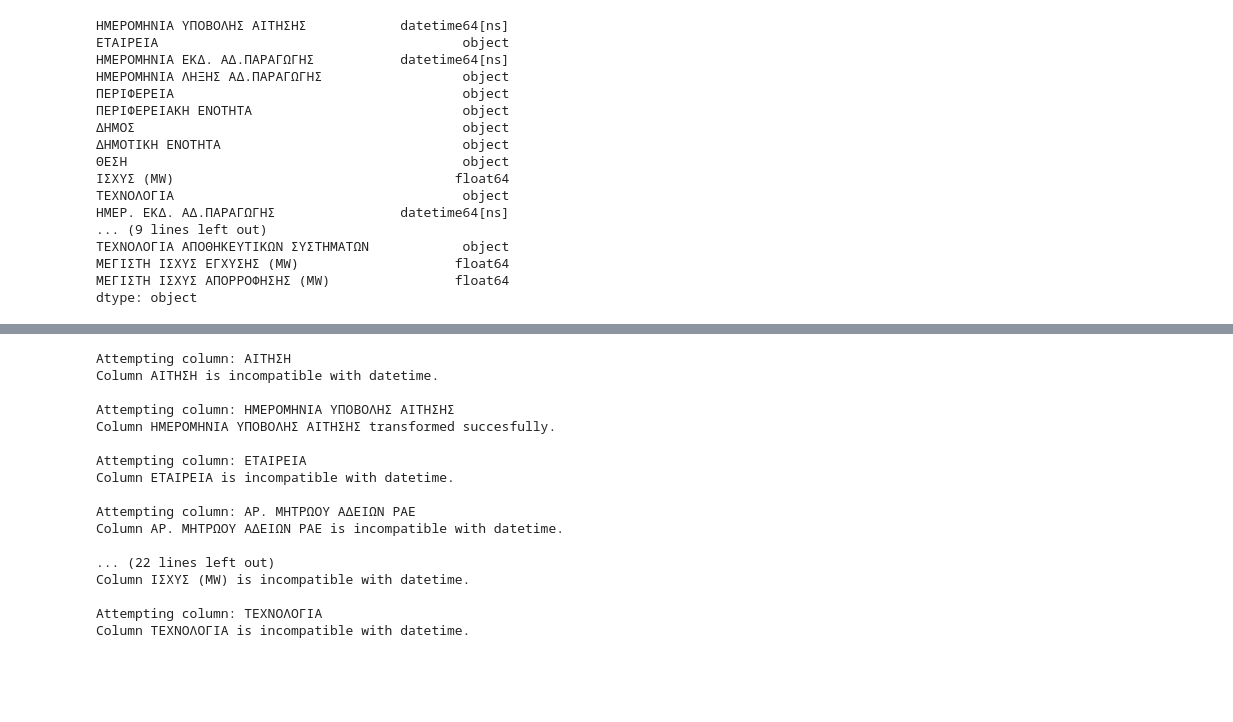
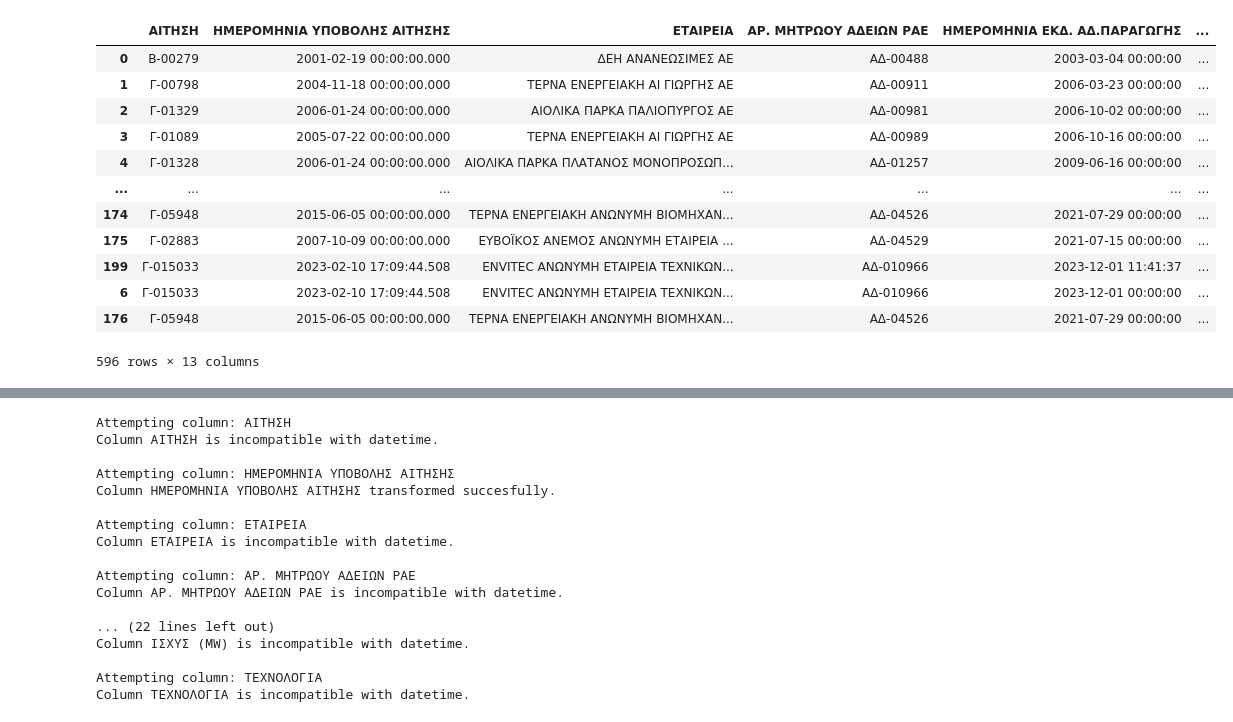
Before and after one commit to Mamxlam/RAE_Forecasting, a Jupyter notebook: src/notebooks/RAE_Forecasting_v1.ipynb, the cells around one changed output, grey strips where cells are left out. Cells and saved outputs as stored; diff of their text form; code cells hidden in the pictures; blank space fills up the shorter version.

```diff
--- a/src/notebooks/RAE_Forecasting_v1.ipynb
+++ b/src/notebooks/RAE_Forecasting_v1.ipynb
@@ -201,20 +217,16 @@ Column ΜΕΓΙΣΤΗ ΙΣΧΥΣ ΑΠΟΡΡΟΦΗΣΗΣ (MW) is incompatible wit
 # %%
-df_merged_test.dtypes
+df_merged_test.drop_duplicates()
 # %% [output]
+|  | ΑΙΤΗΣΗ | ΗΜΕΡΟΜΗΝΙΑ ΥΠΟΒΟΛΗΣ ΑΙΤΗΣΗΣ | ΕΤΑΙΡΕΙΑ | ΑΡ. ΜΗΤΡΩΟΥ ΑΔΕΙΩΝ ΡΑΕ | ΗΜΕΡΟΜΗΝΙΑ ΕΚΔ. ΑΔ.ΠΑΡΑΓΩΓΗΣ | ... |
+| 0 | B-00279 | 2001-02-19 00:00:00.000 | ΔΕΗ ΑΝΑΝΕΩΣΙΜΕΣ ΑΕ | ΑΔ-00488 | 2003-03-04 00:00:00 | ... |
+| 1 | Γ-00798 | 2004-11-18 00:00:00.000 | ΤΕΡΝΑ ΕΝΕΡΓΕΙΑΚΗ ΑΙ ΓΙΩΡΓΗΣ ΑΕ | ΑΔ-00911 | 2006-03-23 00:00:00 | ... |
+| 2 | Γ-01329 | 2006-01-24 00:00:00.000 | ΑΙΟΛΙΚΑ ΠΑΡΚΑ ΠΑΛΙΟΠΥΡΓΟΣ ΑΕ | ΑΔ-00981 | 2006-10-02 00:00:00 | ... |
+| 3 | Γ-01089 | 2005-07-22 00:00:00.000 | ΤΕΡΝΑ ΕΝΕΡΓΕΙΑΚΗ ΑΙ ΓΙΩΡΓΗΣ ΑΕ | ΑΔ-00989 | 2006-10-16 00:00:00 | ... |
+| 4 | Γ-01328 | 2006-01-24 00:00:00.000 | ΑΙΟΛΙΚΑ ΠΑΡΚΑ ΠΛΑΤΑΝΟΣ ΜΟΝΟΠΡΟΣΩΠ... | ΑΔ-01257 | 2009-06-16 00:00:00 | ... |
+| ... | ... | ... | ... | ... | ... | ... |
+| 174 | Γ-05948 | 2015-06-05 00:00:00.000 | ΤΕΡΝΑ ΕΝΕΡΓΕΙΑΚΗ ΑΝΩΝΥΜΗ ΒΙΟΜΗΧΑΝ... | ΑΔ-04526 | 2021-07-29 00:00:00 | ... |
+| 175 | Γ-02883 | 2007-10-09 00:00:00.000 | ΕΥΒΟΪΚΟΣ ΑΝΕΜΟΣ ΑΝΩΝΥΜΗ ΕΤΑΙΡΕΙΑ ... | ΑΔ-04529 | 2021-07-15 00:00:00 | ... |
+| 199 | Γ-015033 | 2023-02-10 17:09:44.508 | ENVITEC ΑΝΩΝΥΜΗ ΕΤΑΙΡΕΙΑ ΤΕΧΝΙΚΩΝ... | ΑΔ-010966 | 2023-12-01 11:41:37 | ... |
+| 6 | Γ-015033 | 2023-02-10 17:09:44.508 | ENVITEC ΑΝΩΝΥΜΗ ΕΤΑΙΡΕΙΑ ΤΕΧΝΙΚΩΝ... | ΑΔ-010966 | 2023-12-01 00:00:00 | ... |
+| 176 | Γ-05948 | 2015-06-05 00:00:00.000 | ΤΕΡΝΑ ΕΝΕΡΓΕΙΑΚΗ ΑΝΩΝΥΜΗ ΒΙΟΜΗΧΑΝ... | ΑΔ-04526 | 2021-07-29 00:00:00 | ... |
-ΗΜΕΡΟΜΗΝΙΑ ΥΠΟΒΟΛΗΣ ΑΙΤΗΣΗΣ            datetime64[ns]
-ΕΤΑΙΡΕΙΑ                                       object
-ΗΜΕΡΟΜΗΝΙΑ ΕΚΔ. ΑΔ.ΠΑΡΑΓΩΓΗΣ           datetime64[ns]
-ΗΜΕΡΟΜΗΝΙΑ ΛΗΞΗΣ ΑΔ.ΠΑΡΑΓΩΓΗΣ                  object
-ΠΕΡΙΦΕΡΕΙΑ                                     object
-ΠΕΡΙΦΕΡΕΙΑΚΗ ΕΝΟΤΗΤΑ                           object
-ΔΗΜΟΣ                                          object
-ΔΗΜΟΤΙΚΗ ΕΝΟΤΗΤΑ                               object
-ΘΕΣΗ                                           object
-ΙΣΧΥΣ (MW)                                    float64
-ΤΕΧΝΟΛΟΓΙΑ                                     object
-ΗΜΕΡ. ΕΚΔ. ΑΔ.ΠΑΡΑΓΩΓΗΣ                datetime64[ns]
-... (9 lines left out)
-ΤΕΧΝΟΛΟΓΙΑ ΑΠΟΘΗΚΕΥΤΙΚΩΝ ΣΥΣΤΗΜΑΤΩΝ            object
-ΜΕΓΙΣΤΗ ΙΣΧΥΣ ΕΓΧΥΣΗΣ (MW)                    float64
-ΜΕΓΙΣΤΗ ΙΣΧΥΣ ΑΠΟΡΡΟΦΗΣΗΣ (MW)                float64
-dtype: object
+596 rows × 13 columns
```
Also changed, not shown: parts of 10 cells of this notebook.
